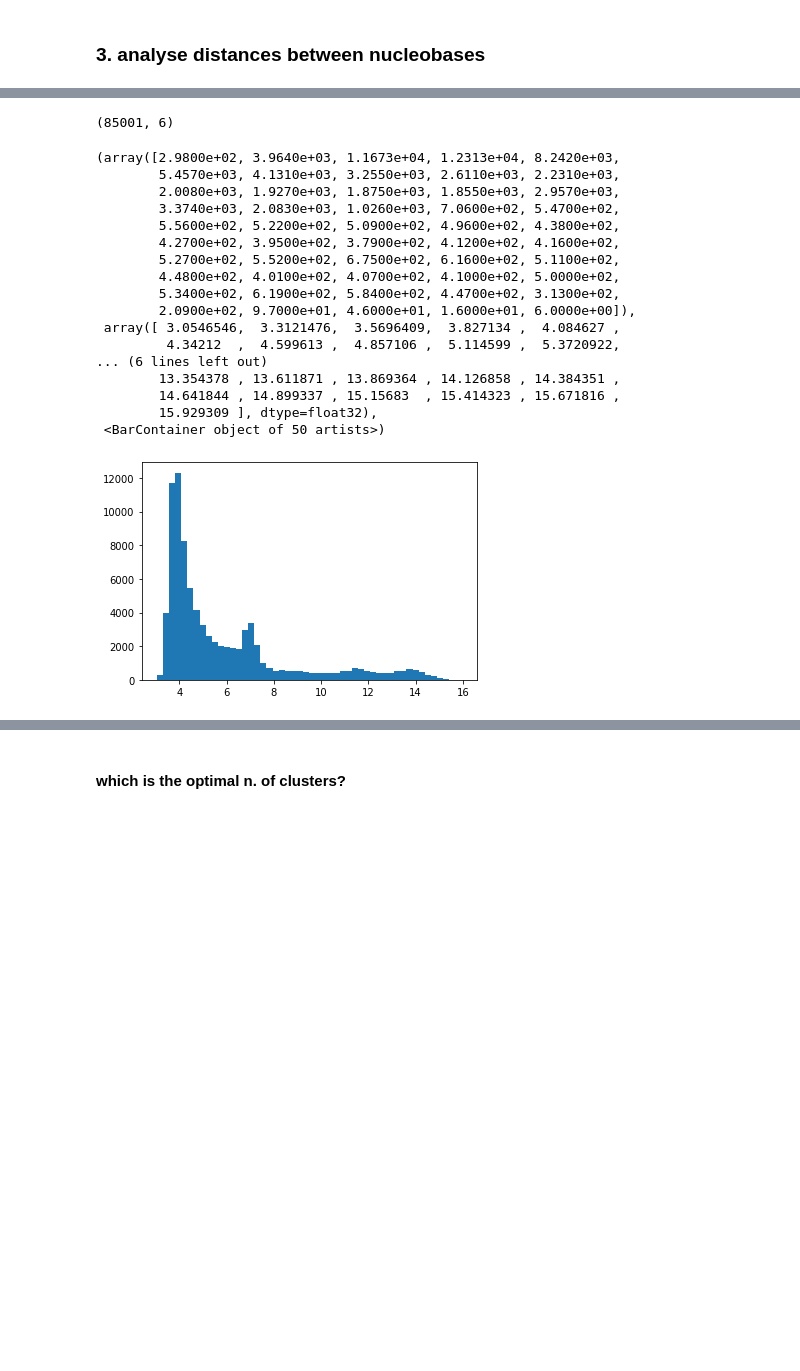
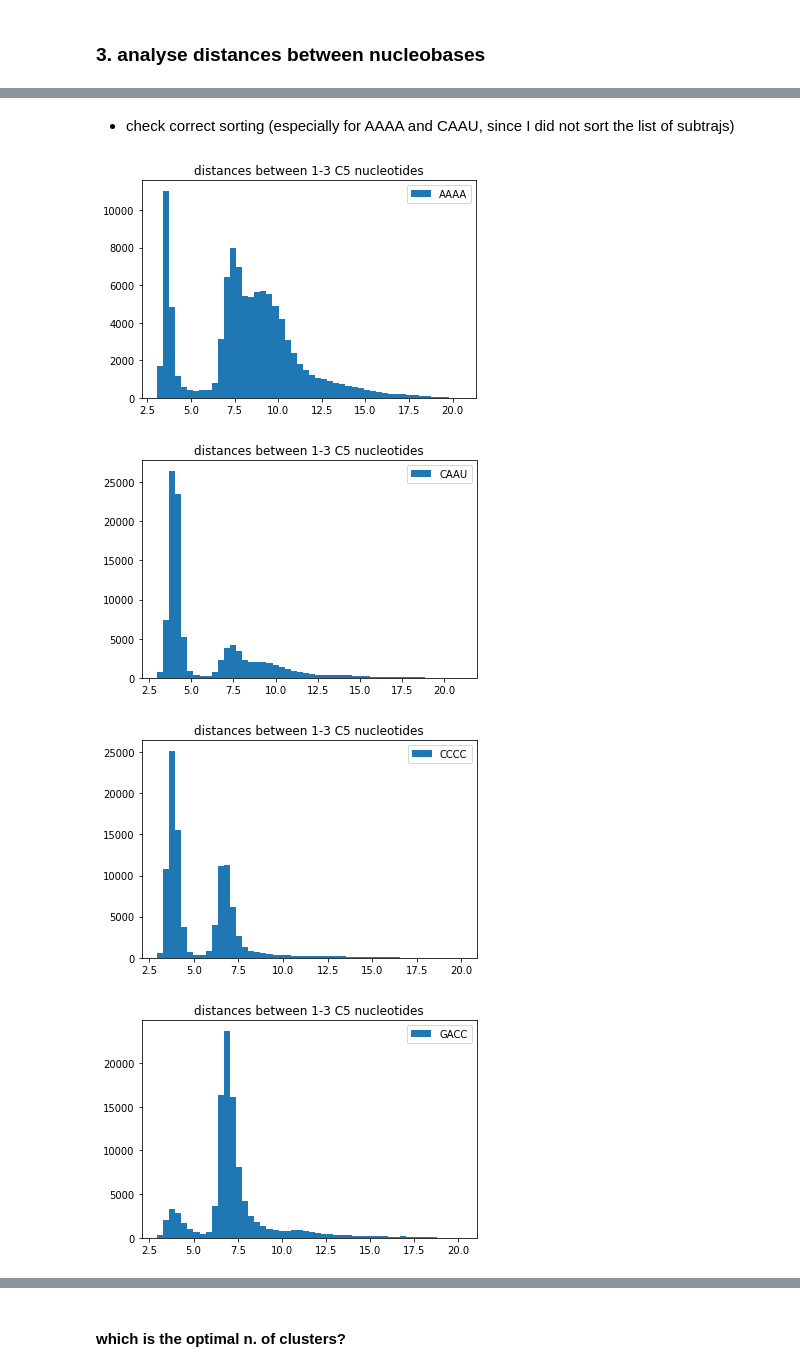
Before and after one commit to IvanGilardoni/Jeffreys_prior, a Jupyter notebook: MD_analysis.ipynb, the cells around one changed output, grey strips where cells are left out. Drawn from its saved outputs; the diff is of its cells as text; code cells hidden in the pictures; blank space fills up the shorter version.

```diff
--- a/MD_analysis.ipynb
+++ b/MD_analysis.ipynb
@@ -348,28 +371,0 @@ names = ['1-2', '1-3', '1-4', '2-3', '2-4', '3-4']
-# %%
-distances = np.load('../distances.npy')
-distances = distances[:, [1, 2, 3, 5, 6, 8]]  # remove distances between an atom and itself (computed by mistake)
-
-distances.shape
-# %% [output]
-(85001, 6)
-# %%
-plt.hist(distances[:, 0], bins=50)
-# %% [output]
-(array([2.9800e+02, 3.9640e+03, 1.1673e+04, 1.2313e+04, 8.2420e+03,
-        5.4570e+03, 4.1310e+03, 3.2550e+03, 2.6110e+03, 2.2310e+03,
-        2.0080e+03, 1.9270e+03, 1.8750e+03, 1.8550e+03, 2.9570e+03,
-        3.3740e+03, 2.0830e+03, 1.0260e+03, 7.0600e+02, 5.4700e+02,
-        5.5600e+02, 5.2200e+02, 5.0900e+02, 4.9600e+02, 4.3800e+02,
-        4.2700e+02, 3.9500e+02, 3.7900e+02, 4.1200e+02, 4.1600e+02,
-        5.2700e+02, 5.5200e+02, 6.7500e+02, 6.1600e+02, 5.1100e+02,
-        4.4800e+02, 4.0100e+02, 4.0700e+02, 4.1000e+02, 5.0000e+02,
-        5.3400e+02, 6.1900e+02, 5.8400e+02, 4.4700e+02, 3.1300e+02,
-        2.0900e+02, 9.7000e+01, 4.6000e+01, 1.6000e+01, 6.0000e+00]),
- array([ 3.0546546,  3.3121476,  3.5696409,  3.827134 ,  4.084627 ,
-         4.34212  ,  4.599613 ,  4.857106 ,  5.114599 ,  5.3720922,
-... (6 lines left out)
-        13.354378 , 13.611871 , 13.869364 , 14.126858 , 14.384351 ,
-        14.641844 , 14.899337 , 15.15683  , 15.414323 , 15.671816 ,
-        15.929309 ], dtype=float32),
- <BarContainer object of 50 artists>)
-[figure, removed]
@@ -375,0 +393,14 @@ plt.hist(distances[:, 0], bins=50)
+# %% [markdown]
+- check correct sorting (especially for AAAA and CAAU, since I did not sort the list of subtrajs)
+# %%
+for sequence in sequences:
+    plt.figure()
+    plt.hist(distances[sequence][:, i][::10], bins=50, label=sequence)  # , alpha=0.75)
+    plt.title('distances between %s C5 nucleotides' % names[i])
+
+    plt.legend()
+# %% [output]
+[figure, added]
+[figure, added]
+[figure, added]
+[figure, added]
```
Also changed, not shown: parts of 26 cells of this notebook.
